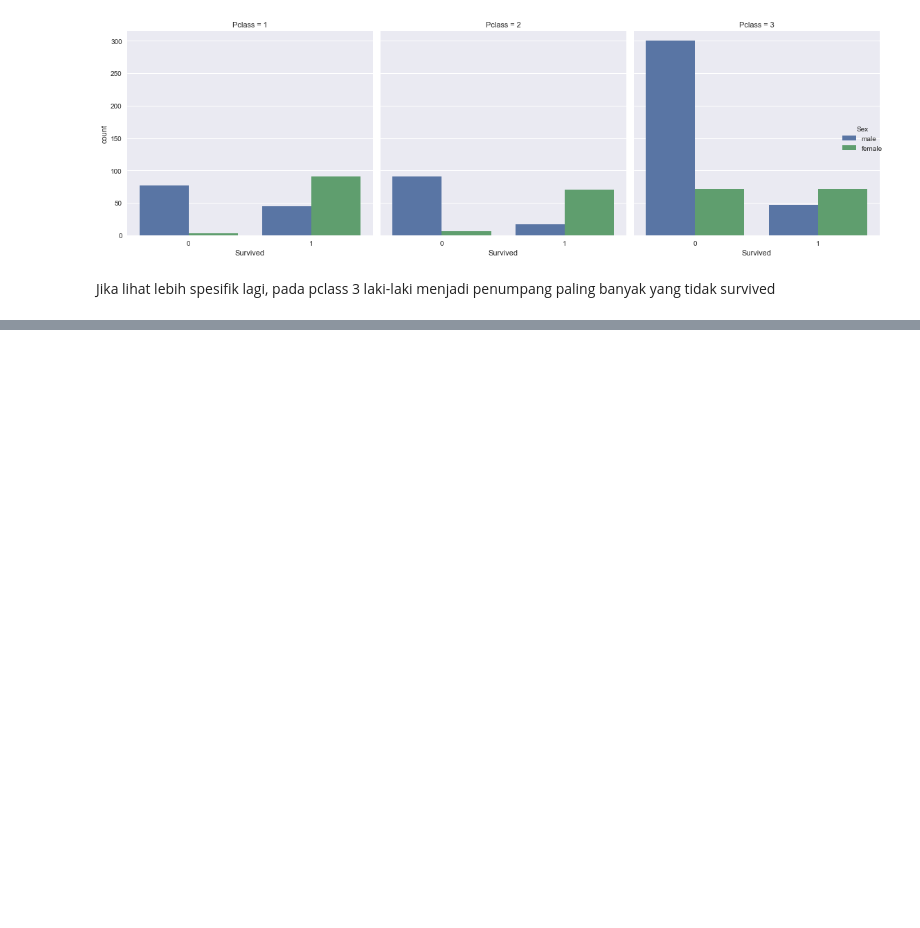
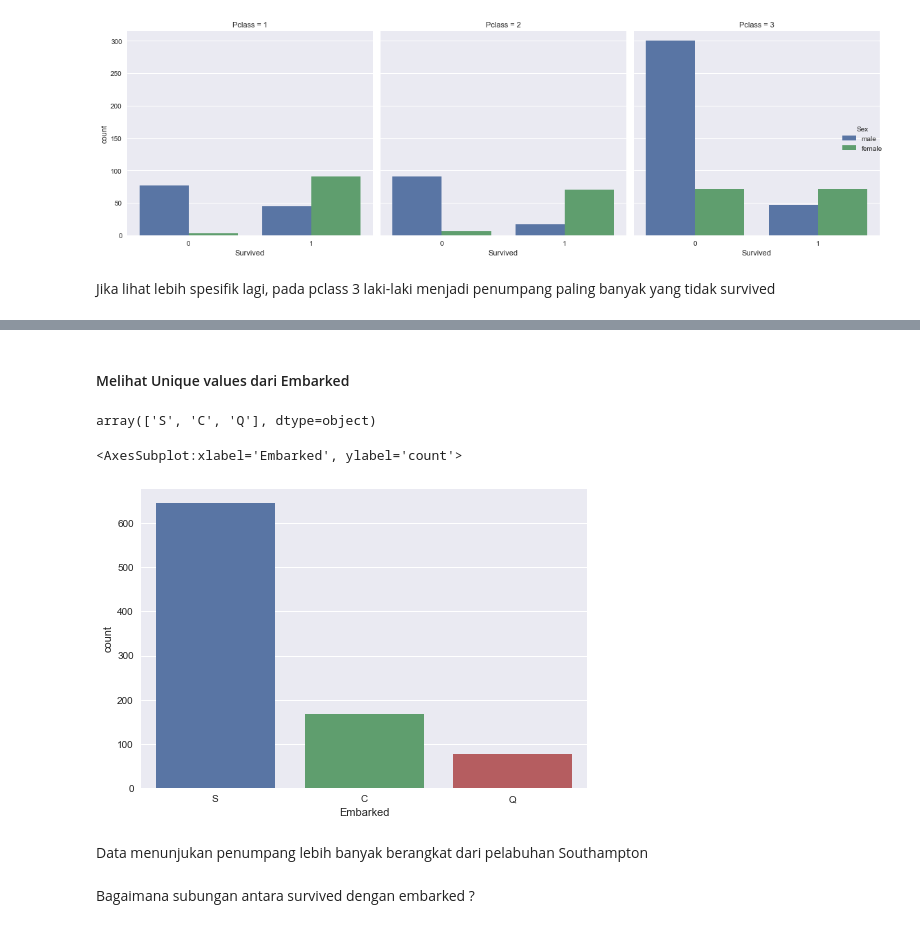
Before and after one commit to ahmadhabib5/Basic_Machine_Learning, a Jupyter notebook: Titanic-Dataset/Notebook Titanic Dataset.ipynb, the cells around one changed output, grey strips where cells are left out. Drawn from its saved outputs; the diff is of its cells as text; code cells hidden in the pictures; blank space fills up the shorter version.

```diff
--- a/Titanic-Dataset/Notebook Titanic Dataset.ipynb
+++ b/Titanic-Dataset/Notebook Titanic Dataset.ipynb
@@ -255,0 +265,15 @@ Jika lihat lebih spesifik lagi, pada pclass 3 laki-laki menjadi penumpang paling
+# %% [markdown]
+#### Melihat Unique values dari Embarked
+# %%
+df['Embarked'].unique()
+# %% [output]
+array(['S', 'C', 'Q'], dtype=object)
+# %%
+sns.countplot(x='Embarked', data=df)
+# %% [output]
+<AxesSubplot:xlabel='Embarked', ylabel='count'>
+[figure, added]
+# %% [markdown]
+Data menunjukan penumpang lebih banyak berangkat dari pelabuhan Southampton
+# %% [markdown]
+Bagaimana subungan antara survived dengan embarked ?
```
Also changed, not shown: parts of 12 cells of this notebook.
